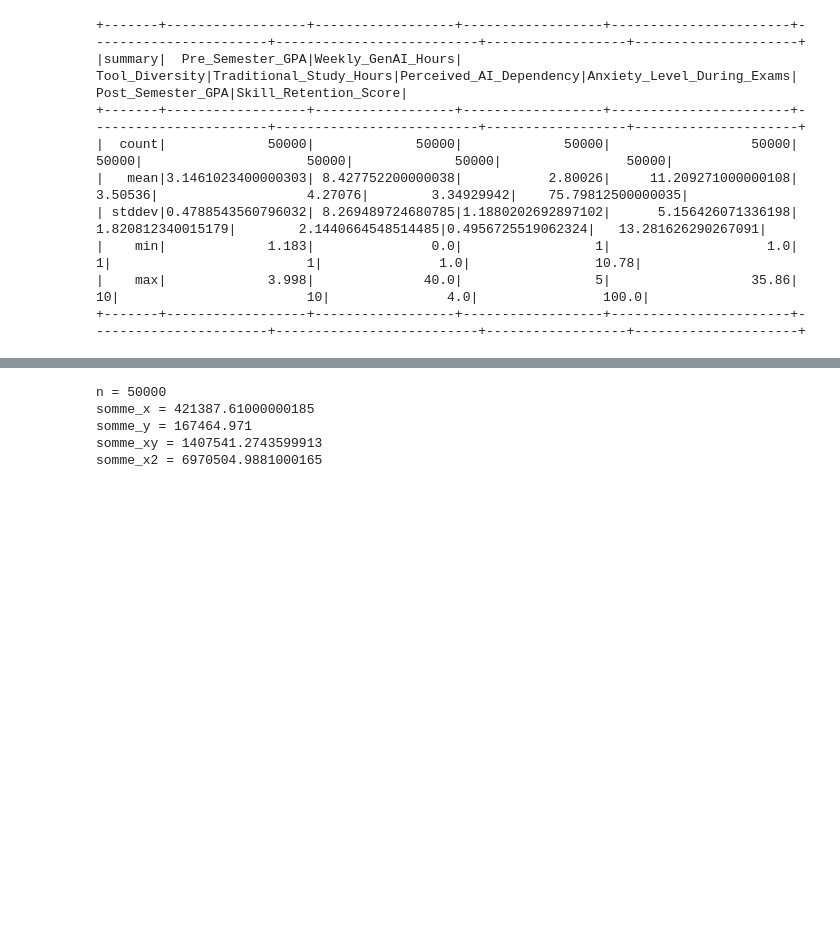
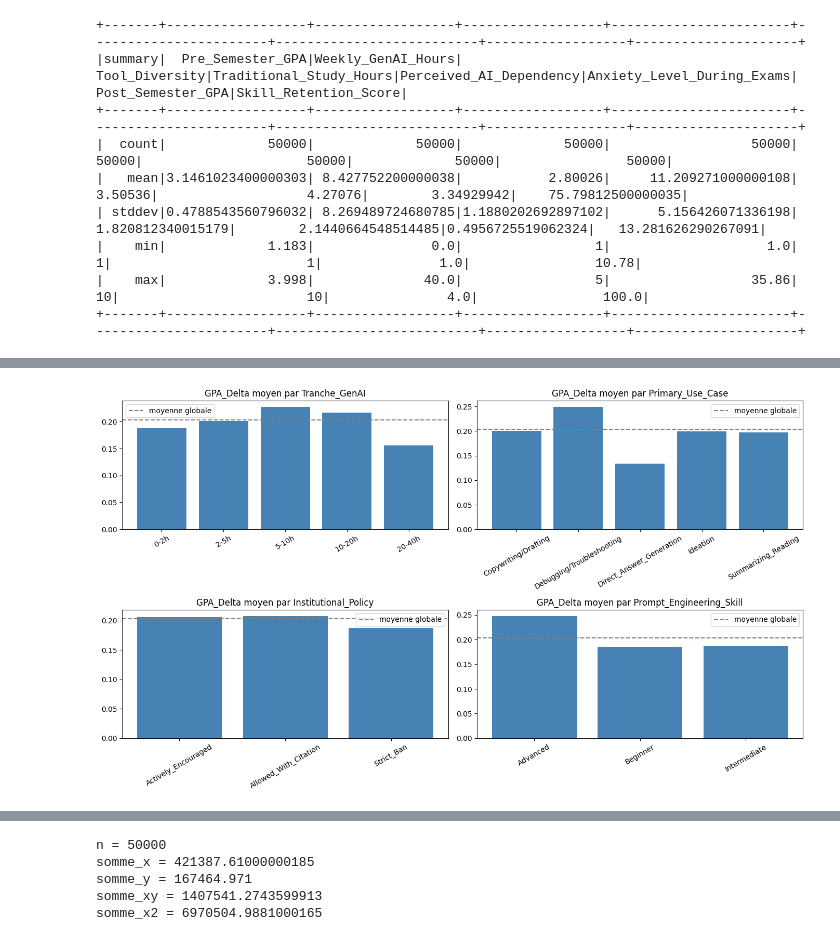
Before and after one commit to ayman1027/hadoop-project, a Jupyter notebook: main.ipynb, the cells around one changed output, grey strips where cells are left out. Cells and saved outputs as stored; diff of their text form; code cells hidden in the pictures; blank space fills up the shorter version.

```diff
--- a/main.ipynb
+++ b/main.ipynb
@@ -169,0 +280,31 @@ df_spark.select(liste_colonnes).summary().show()
+# %%
+from pyspark.sql.functions import avg
+
+# Tranche d'usage de l'IA construite cote Spark (equivalent d'un pd.cut, sans ramener les donnees)
+df_gold_grp = df_gold.withColumn("Tranche_GenAI",
+    when(col("Weekly_GenAI_Hours") <= 2, "0-2h")
+    .when(col("Weekly_GenAI_Hours") <= 5, "2-5h")
+    .when(col("Weekly_GenAI_Hours") <= 10, "5-10h")
+    .when(col("Weekly_GenAI_Hours") <= 20, "10-20h")
+    .otherwise("20-40h"))
+
+moyenne_globale = df_gold.select(avg("GPA_Delta")).collect()[0][0]
+ordre_tranche = ["0-2h", "2-5h", "5-10h", "10-20h", "20-40h"]
+groupes = ["Tranche_GenAI", "Primary_Use_Case", "Institutional_Policy", "Prompt_Engineering_Skill"]
+
+fig, axes = plt.subplots(2, 2, figsize=(14, 8))
+for ax, c in zip(axes.flat, groupes):
+    # agregation cote Spark, puis on ne recupere que la moyenne par categorie
+    lignes = df_gold_grp.groupBy(c).agg(avg("GPA_Delta").alias("delta")).collect()
+    donnees = {r[c]: r["delta"] for r in lignes}
+    categories = ordre_tranche if c == "Tranche_GenAI" else sorted(donnees)
+    ax.bar(categories, [donnees[cat] for cat in categories], color="steelblue")
+    ax.axhline(moyenne_globale, color="gray", linestyle="--", label="moyenne globale")
+    ax.set_title(f"GPA_Delta moyen par {c}")
+    ax.set_xlabel("")
+    ax.tick_params(axis="x", rotation=30)
+    ax.legend()
+plt.tight_layout()
+plt.show()
+# %% [output]
+[figure, added]
```
Also changed, not shown: parts of 16 cells of this notebook.
